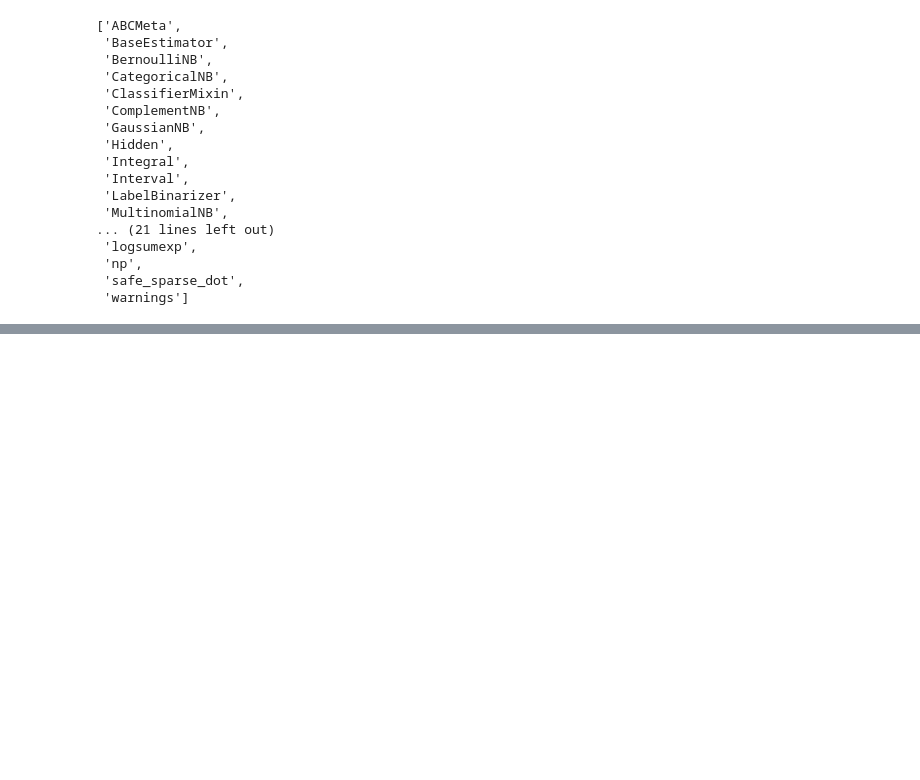
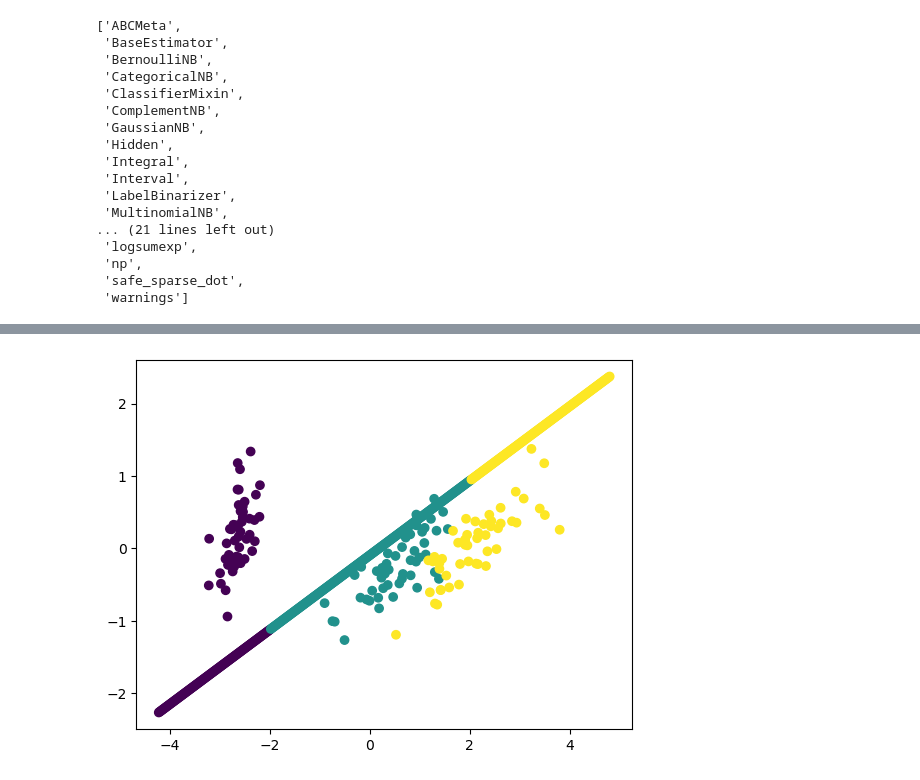
Before and after one commit to yoon0718/kepco, a Jupyter notebook: python/MachineLearning2.ipynb, the cells around one changed output, grey strips where cells are left out. Cells and saved outputs as stored; diff of their text form; code cells hidden in the pictures; blank space fills up the shorter version.

```diff
--- a/python/MachineLearning2.ipynb
+++ b/python/MachineLearning2.ipynb
@@ -426,0 +499,2 @@ dir(naive_bayes)
+# %%
+linear_kernel = SVC(kernel = 'linear')
@@ -426,0 +505,5 @@ dir(naive_bayes)
+# %%
+x1 = np.linspace(x_axis_min - 1, x_axis_max + 1, 500)
+x2 = np.linspace(y_axis_min - 1, y_axis_max + 1, 500)
+# %%
+linear_predict = linear_kernel.predict(np.c_[x1, x2])
@@ -426,0 +530,6 @@ dir(naive_bayes)
+# %%
+plt.scatter(x1, x2, c=linear_predict)
+plt.scatter(X[:, 0], X[:,1], c=load_iris()['target'])
+plt.show()
+# %% [output]
+[figure, added]
```
Also changed, not shown: parts of 61 cells of this notebook.
